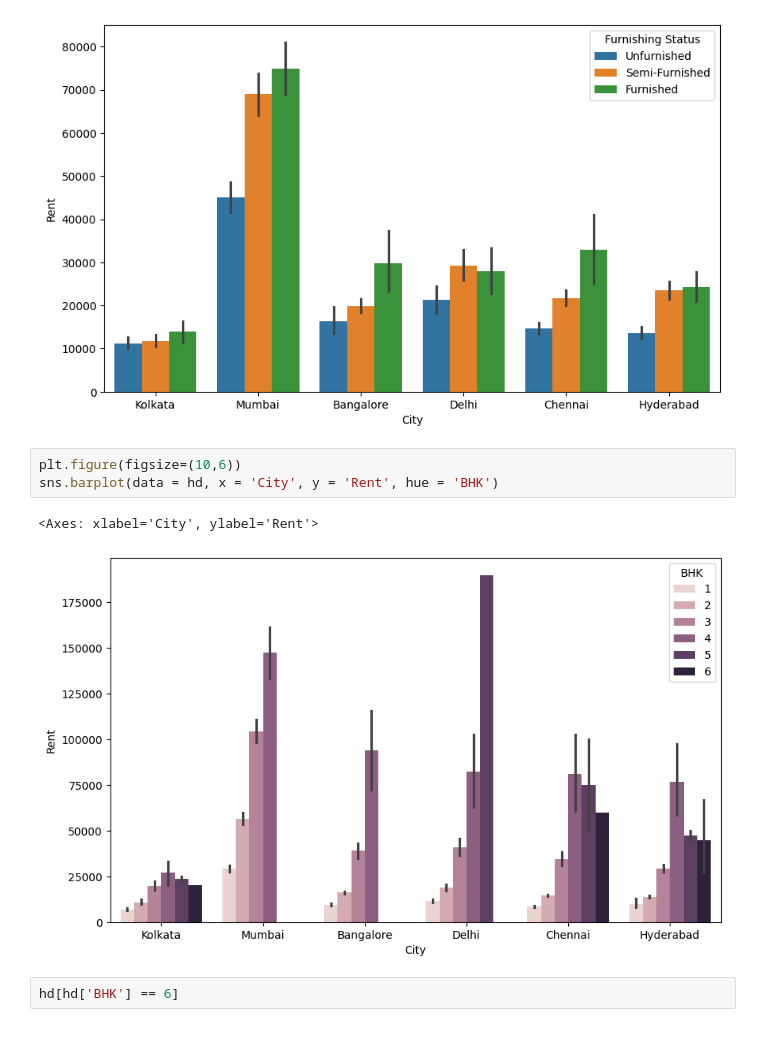
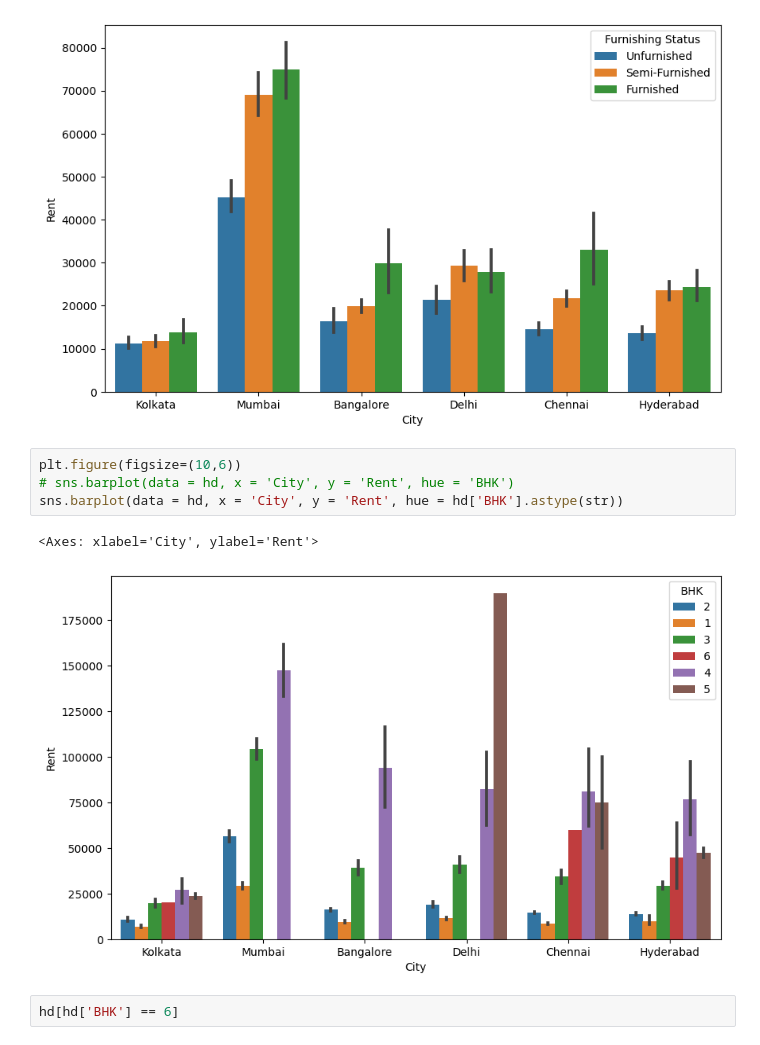
Before and after one commit to fudge-fantastic/Machine-Learning, a Jupyter notebook: House_Rent_Prediction/House-Rent-Prediction.ipynb, the cells around one changed output. Drawn from its saved outputs; the diff is of its cells as text.

```diff
--- a/House_Rent_Prediction/House-Rent-Prediction.ipynb
+++ b/House_Rent_Prediction/House-Rent-Prediction.ipynb
@@ -175,10 +180,11 @@ sns.barplot(data = hd, x = 'City', y = 'Rent', hue = 'Furnishing Status')
 [figure]
 # %%
 plt.figure(figsize=(10,6))
-sns.barplot(data = hd, x = 'City', y = 'Rent', hue = 'BHK')
+# sns.barplot(data = hd, x = 'City', y = 'Rent', hue = 'BHK')
+sns.barplot(data = hd, x = 'City', y = 'Rent', hue = hd['BHK'].astype(str))
 # %% [output]
 <Axes: xlabel='City', ylabel='Rent'>
-[figure, old version]
+[figure, new version]
 # %%
 hd[hd['BHK'] == 6]
 # %% [output]
```
Also changed, not shown: parts of 23 cells of this notebook, 1 other file.
